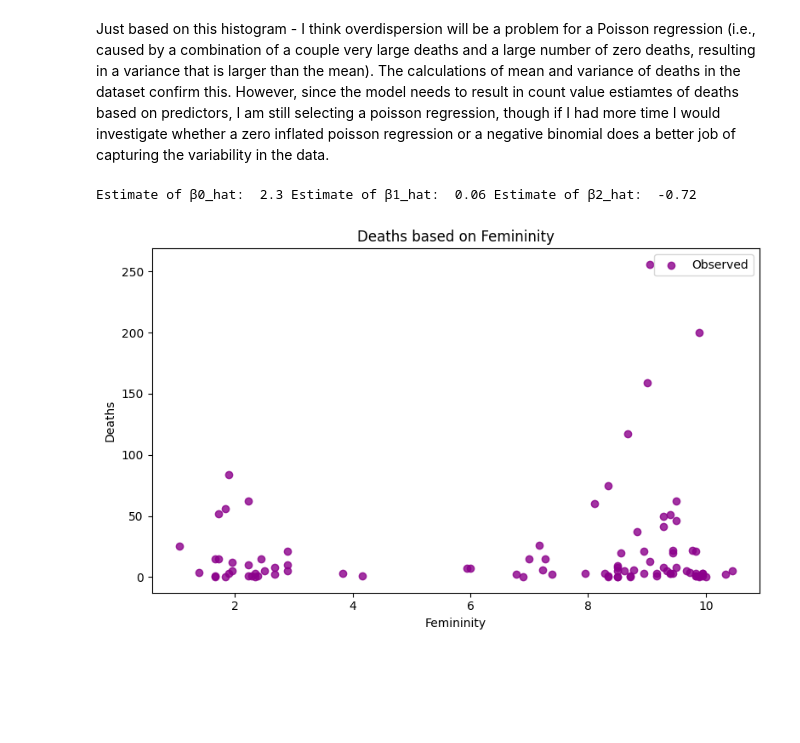
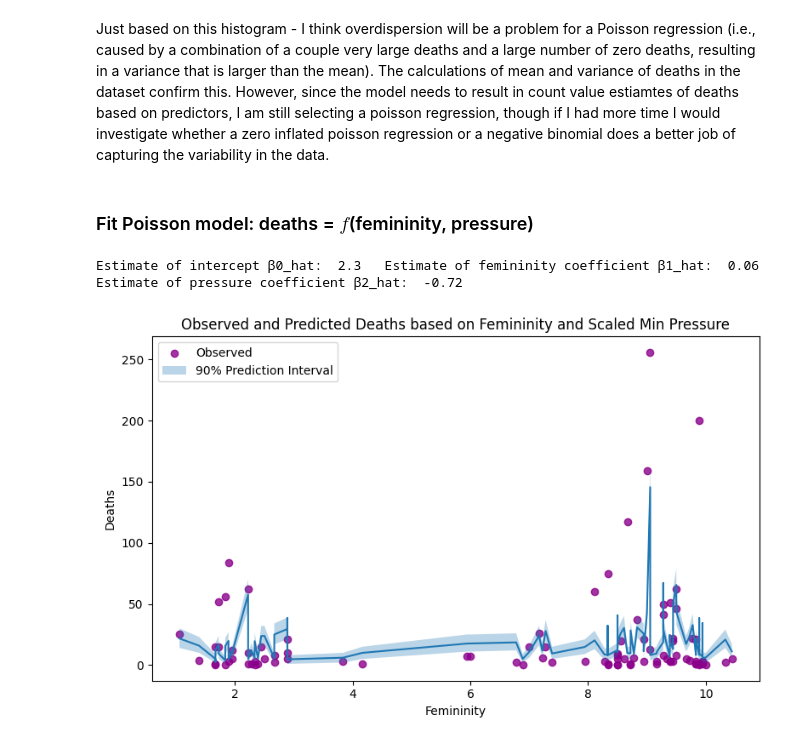
Before and after one commit to BEE4850-SP25/hw02-mcallen14, a Jupyter notebook: hw02.ipynb, the cells around one changed output. Cells and saved outputs as stored; diff of their text form; code cells hidden in the pictures; blank space fills up the shorter version.

```diff
--- a/hw02.ipynb
+++ b/hw02.ipynb
@@ -892,5 +845,7 @@ The average number of deaths is 20.65, and the variance in the number of deaths
 # %% [markdown]
 Just based on this histogram - I think overdispersion will be a problem for a Poisson regression (i.e., caused by a combination of a couple very large deaths and a large number of zero deaths, resulting in a variance that is larger than the mean). The calculations of mean and variance of deaths in the dataset confirm this. However, since the model needs to result in count value estiamtes of deaths based on predictors, I am still selecting a poisson regression, though if I had more time I would investigate whether a zero inflated poisson regression or a negative binomial does a better job of capturing the variability in the data.
+# %% [markdown]
+### Fit Poisson model: deaths = $f$(femininity, pressure)
 # %%
 # Fit model: deaths = f(femininity, pressure)
 
@@ -916,7 +871,7 @@ optim_out = minimize(lambda θ: -poisson_deaths(θ, fem = hur['femininity'], pre
 # Extract MLE estimates
 θ_mle = optim_out.x
 β0_hat, β1_hat, β2_hat = θ_mle
-print('Estimate of β0_hat: ',np.round(β0_hat, 2), 'Estimate of β1_hat: ', np.round(β1_hat, 2), 'Estimate of β2_hat: ', np.round(β2_hat, 2))
+print('Estimate of intercept β0_hat: ',np.round(β0_hat, 2), '  Estimate of femininity coefficient β1_hat: ', np.round(β1_hat, 2), '  Estimate of pressure coefficient β2_hat: ', np.round(β2_hat, 2))
 
 # Compute predicted lambda values
 λ_hat = np.exp(β0_hat + β1_hat * hur['femininity']+ β2_hat * hur['min_pressure_scaled'])
@@ -926,20 +881,26 @@ hur['est_lambda_hat'] = λ_hat
 hur['lower_bound'] = poisson.ppf(0.05, λ_hat)
 hur['upper_bound'] = poisson.ppf(0.95, λ_hat)
 # %% [output]
-Estimate of β0_hat:  2.3 Estimate of β1_hat:  0.06 Estimate of β2_hat:  -0.72
+Estimate of intercept β0_hat:  2.3   Estimate of femininity coefficient β1_hat:  0.06   Estimate of pressure coefficient β2_hat:  -0.72
 # %%
 # Plot:
 plt.figure(figsize=(8,5))
 plt.scatter(hur['femininity'], hur['deaths'], label = 'Observed', color = 'darkmagenta', alpha = 0.8)
+
+hur_sort = hur.sort_values('femininity')
+plt.plot(hur_sort['femininity'], hur_sort['est_lambda_hat'])
+plt.fill_between(hur_sort['femininity'], hur_sort['lower_bound'], hur_sort['upper_bound'], alpha= 0.3, label = '90% Prediction Interval')
+
 # Add labels
 plt.xlabel('Femininity')
 plt.ylabel('Deaths')
-plt.title('Deaths based on Femininity')
+# plt.ylim(0,100)
+plt.title('Observed and Predicted Deaths based on Femininity and Scaled Min Pressure')
 plt.legend()
 plt.tight_layout()
 plt.show()
 # %% [output]
-[figure, old version]
+[figure, new version]
 # %%
 # Plot:
 plt.figure(figsize=(8,5))
```
Also changed, not shown: parts of 62 cells of this notebook.
